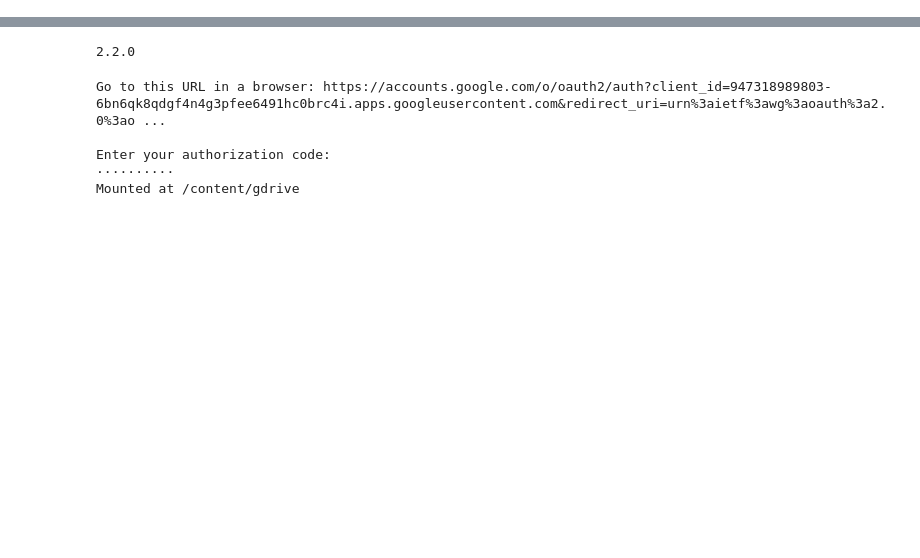
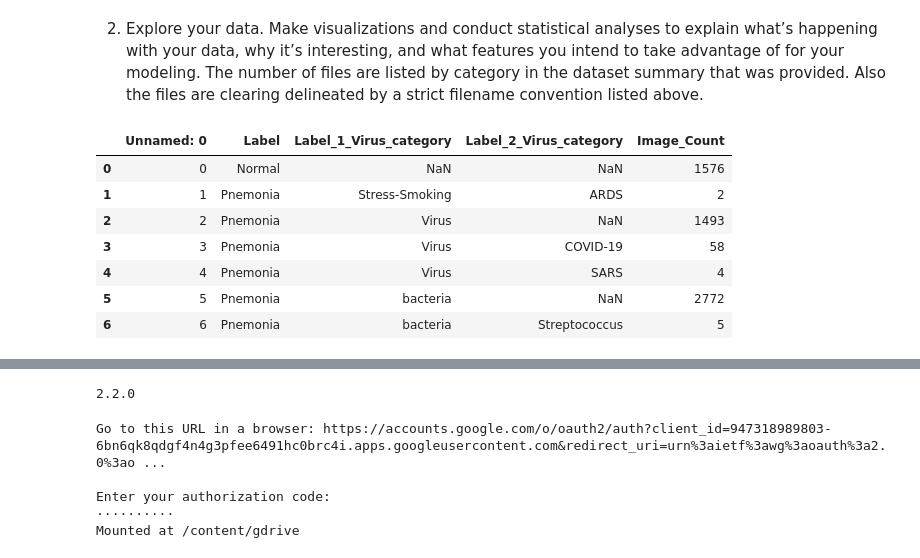
Before and after one commit to brianfarrelly/final_capstone, a Jupyter notebook: modeltest.ipynb, the cells around one changed output, grey strips where cells are left out. Saved outputs shown, nothing was run; the diff lists cells and outputs as text; code cells hidden in the pictures; blank space fills up the shorter version.

```diff
--- a/modeltest.ipynb
+++ b/modeltest.ipynb
@@ -2,0 +57,14 @@
+# %% [markdown]
+2. Explore your data. Make visualizations and conduct statistical analyses to explain what’s happening with your data, why it’s interesting, and what features you intend to take advantage of for your modeling. The number of files are listed by category in the dataset summary that was provided. Also the files
+are clearing delineated by a strict filename convention listed above.
+# %%
+corona.head(20)
+# %% [output]
+|  | Unnamed: 0 | Label | Label_1_Virus_category | Label_2_Virus_category | Image_Count |
+| 0 | 0 | Normal | NaN | NaN | 1576 |
+| 1 | 1 | Pnemonia | Stress-Smoking | ARDS | 2 |
+| 2 | 2 | Pnemonia | Virus | NaN | 1493 |
+| 3 | 3 | Pnemonia | Virus | COVID-19 | 58 |
+| 4 | 4 | Pnemonia | Virus | SARS | 4 |
+| 5 | 5 | Pnemonia | bacteria | NaN | 2772 |
+| 6 | 6 | Pnemonia | bacteria | Streptococcus | 5 |
```
Also changed, not shown: parts of 13 cells of this notebook.
